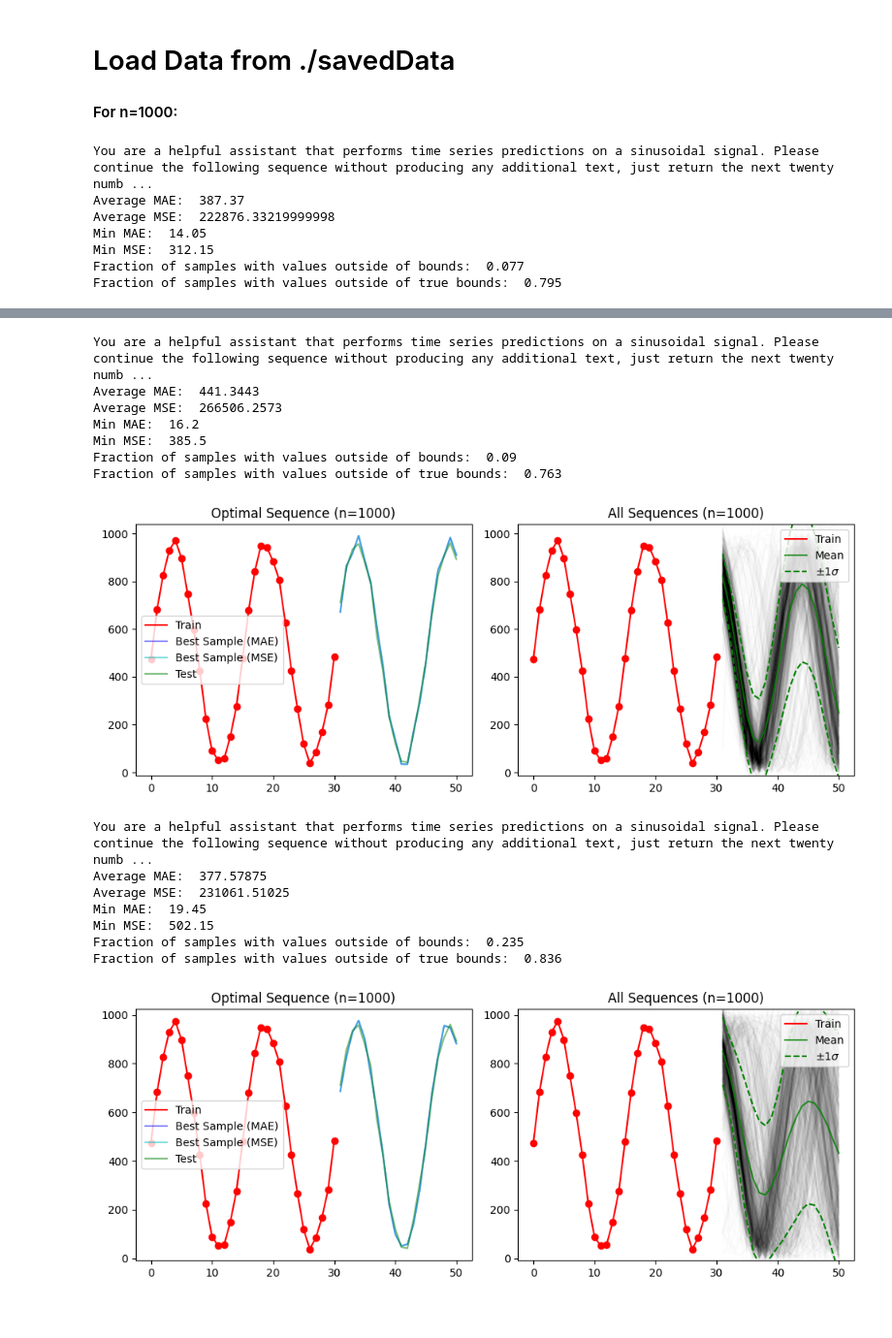
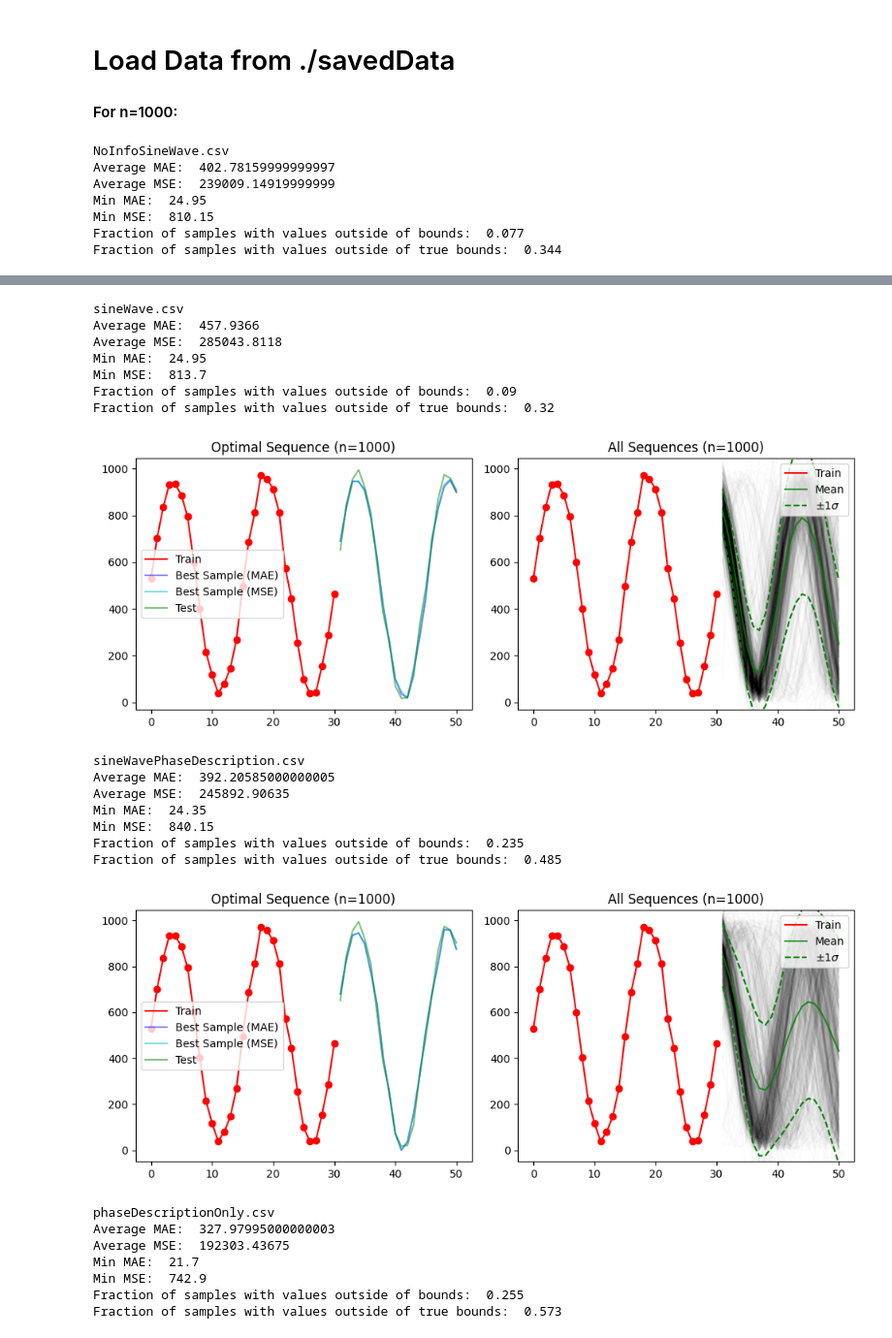
Before and after one commit to P-H-B-D/526_research, a Jupyter notebook: sineWave.ipynb, the cells around one changed output, grey strips where cells are left out. Shown at 97% size. Drawn from its saved outputs; the diff is of its cells as text; code cells hidden in the pictures.

```diff
--- a/sineWave.ipynb
+++ b/sineWave.ipynb
@@ -65,6 +73,7 @@ def genNextSequence(inputSeq,sysPrompt):
 # %%
 suffix="Please continue the following sequence without producing any additional text, just return the next twenty numbers."
 sysPrompts = {
+    "phaseDescriptionOnly": "You are a helpful assistant that performs time series predictions. " + suffix + "Generated values must progressively increase to start.",
     "NoInfoSineWave": "You are a helpful assistant that performs time series predictions. " + suffix,
     "sineWave": "You are a helpful assistant that performs time series predictions on a sinusoidal signal. " + suffix,
     "sineWavePhaseDescription": "You are a helpful assistant that performs time series predictions on a sinusoidal signal. " + suffix + "Generated values must progressively increase to start.",
@@ -285,7 +270,7 @@ Fraction of samples with values outside of true bounds:  0.7010309278350515
 # %%
 
 # for datafile in os.listdir("./savedData/"):
-for datafile in ["NoInfoSineWave.csv","sineWave.csv","sineWavePhaseDescription.csv"]:
+for datafile in ["NoInfoSineWave.csv","sineWave.csv","sineWavePhaseDescription.csv","phaseDescriptionOnly.csv"]:
     data_list = []
     with open("./savedData/"+datafile, 'r') as file:
         for line in file:
@@ -362,7 +347,7 @@ for datafile in ["NoInfoSineWave.csv","sineWave.csv","sineWavePhaseDescription.c
     plt.tight_layout()
 
 
-    print(sysPrompt)
+    print(datafile)
     print("Average MAE: ", np.mean(MAE))
     print("Average MSE: ", np.mean(MSE))
 
@@ -374,10 +359,10 @@ for datafile in ["NoInfoSineWave.csv","sineWave.csv","sineWavePhaseDescription.c
 
     plt.show()
 # %% [output]
-You are a helpful assistant that performs time series predictions on a sinusoidal signal. Please continue the following sequence without producing any additional text, just return the next twenty numb ...
-Average MAE:  387.37
-Average MSE:  222876.33219999998
-Min MAE:  14.05
-Min MSE:  312.15
+NoInfoSineWave.csv
+Average MAE:  402.78159999999997
+Average MSE:  239009.14919999999
+Min MAE:  24.95
+Min MSE:  810.15
 Fraction of samples with values outside of bounds:  0.077
-Fraction of samples with values outside of true bounds:  0.795
+Fraction of samples with values outside of true bounds:  0.344
@@ -385,16 +370,23 @@ Fraction of samples with values outside of true bounds:  0.795
-You are a helpful assistant that performs time series predictions on a sinusoidal signal. Please continue the following sequence without producing any additional text, just return the next twenty numb ...
-Average MAE:  441.3443
-Average MSE:  266506.2573
-Min MAE:  16.2
-Min MSE:  385.5
+sineWave.csv
+Average MAE:  457.9366
+Average MSE:  285043.8118
+Min MAE:  24.95
+Min MSE:  813.7
 Fraction of samples with values outside of bounds:  0.09
-Fraction of samples with values outside of true bounds:  0.763
+Fraction of samples with values outside of true bounds:  0.32
-[figure, old version]
+[figure, new version]
-You are a helpful assistant that performs time series predictions on a sinusoidal signal. Please continue the following sequence without producing any additional text, just return the next twenty numb ...
-Average MAE:  377.57875
-Average MSE:  231061.51025
-Min MAE:  19.45
-Min MSE:  502.15
+sineWavePhaseDescription.csv
+Average MAE:  392.20585000000005
+Average MSE:  245892.90635
+Min MAE:  24.35
+Min MSE:  840.15
 Fraction of samples with values outside of bounds:  0.235
-Fraction of samples with values outside of true bounds:  0.836
+Fraction of samples with values outside of true bounds:  0.485
-[figure, old version]
+[figure, new version]
+phaseDescriptionOnly.csv
+Average MAE:  327.97995000000003
+Average MSE:  192303.43675
+Min MAE:  21.7
+Min MSE:  742.9
+Fraction of samples with values outside of bounds:  0.255
+Fraction of samples with values outside of true bounds:  0.573
```
Also changed, not shown: parts of 12 cells of this notebook, 3 other files.
